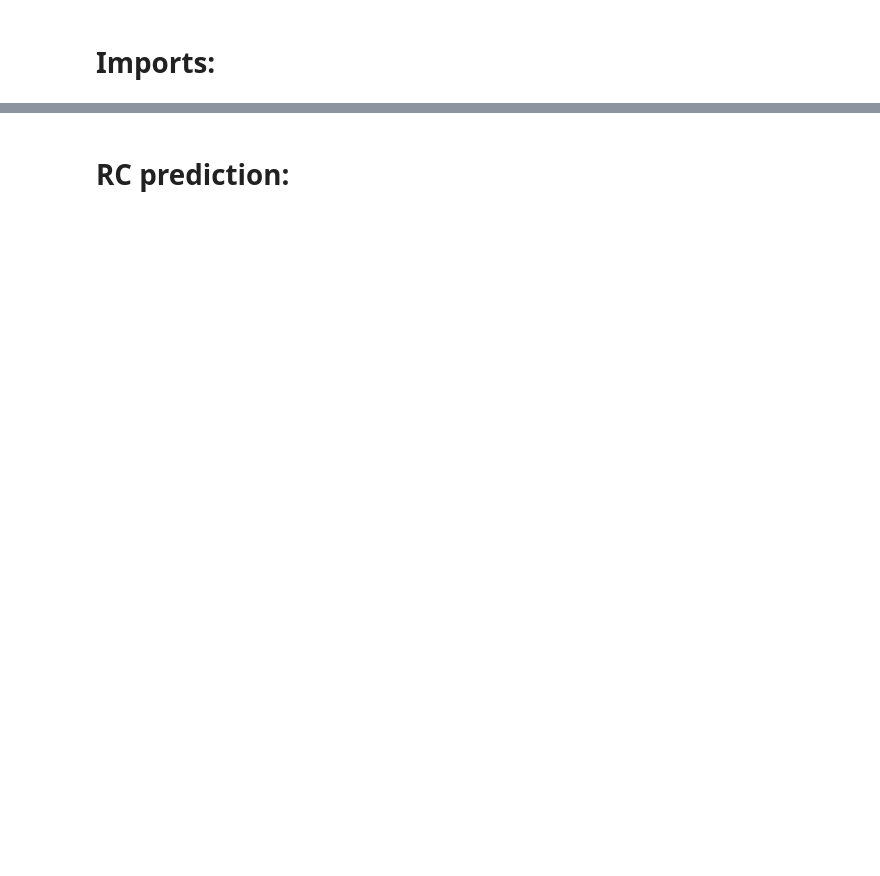
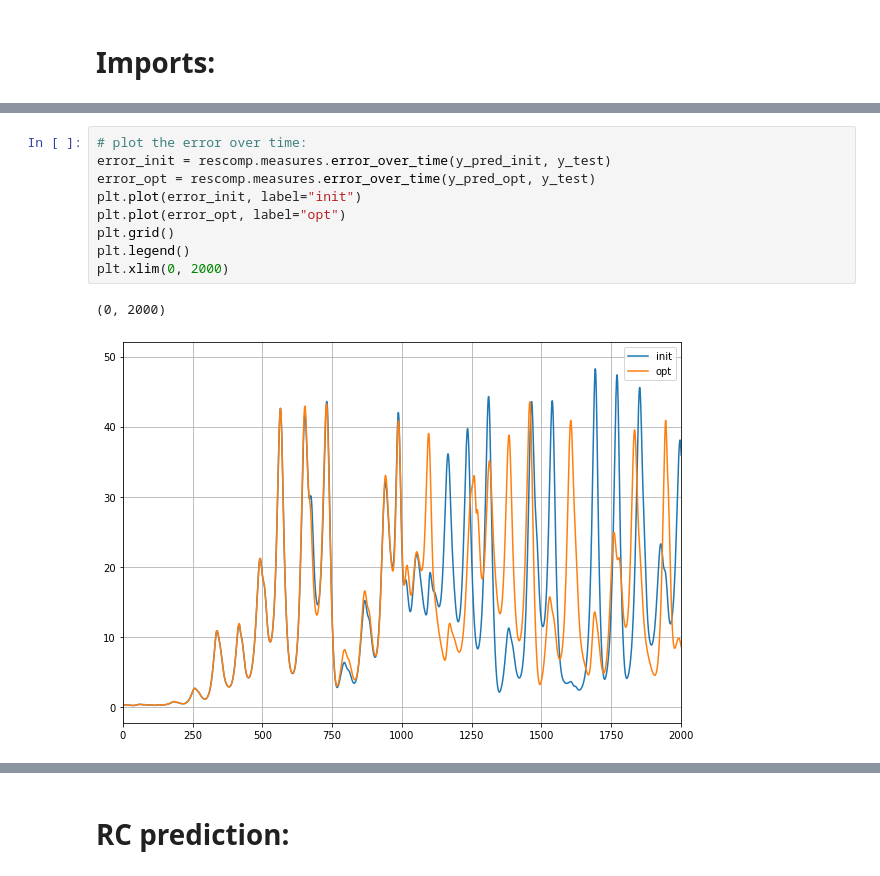
Before and after one commit to DuncDennis/rescomp, a Jupyter notebook: bin/lyapunov_exponents_testing/phyics_informed_RC_doan.ipynb, the cells around one changed output, grey strips where cells are left out. Cells and saved outputs as stored; diff of their text form; blank space fills up the shorter version.

```diff
--- a/bin/lyapunov_exponents_testing/phyics_informed_RC_doan.ipynb
+++ b/bin/lyapunov_exponents_testing/phyics_informed_RC_doan.ipynb
@@ -12,0 +232,12 @@ import rescomp
+# %%
+# plot the error over time:
+error_init = rescomp.measures.error_over_time(y_pred_init, y_test)
+error_opt = rescomp.measures.error_over_time(y_pred_opt, y_test)
+plt.plot(error_init, label="init")
+plt.plot(error_opt, label="opt")
+plt.grid()
+plt.legend()
+plt.xlim(0, 2000)
+# %% [output]
+(0, 2000)
+[figure, added]
```
Also changed, not shown: parts of 43 cells of this notebook.
